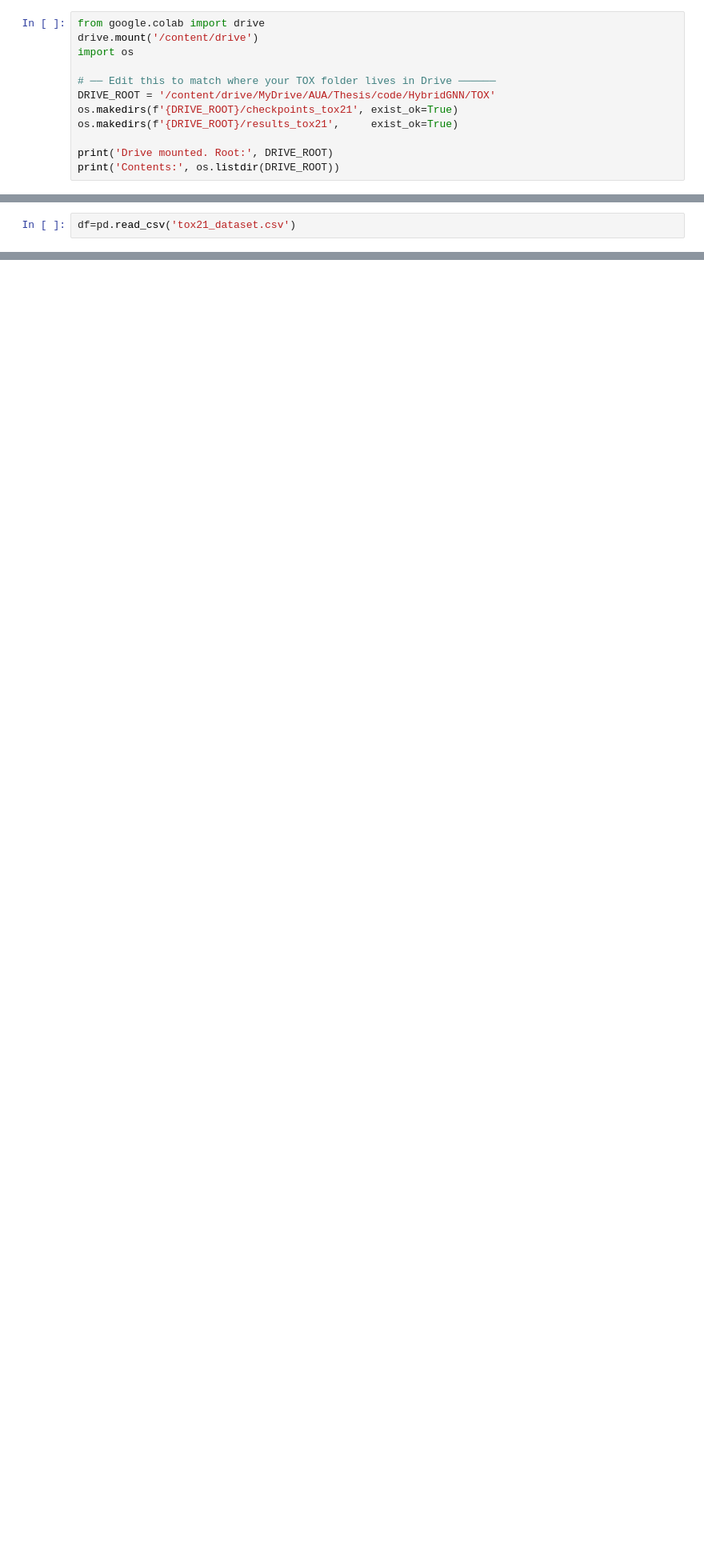
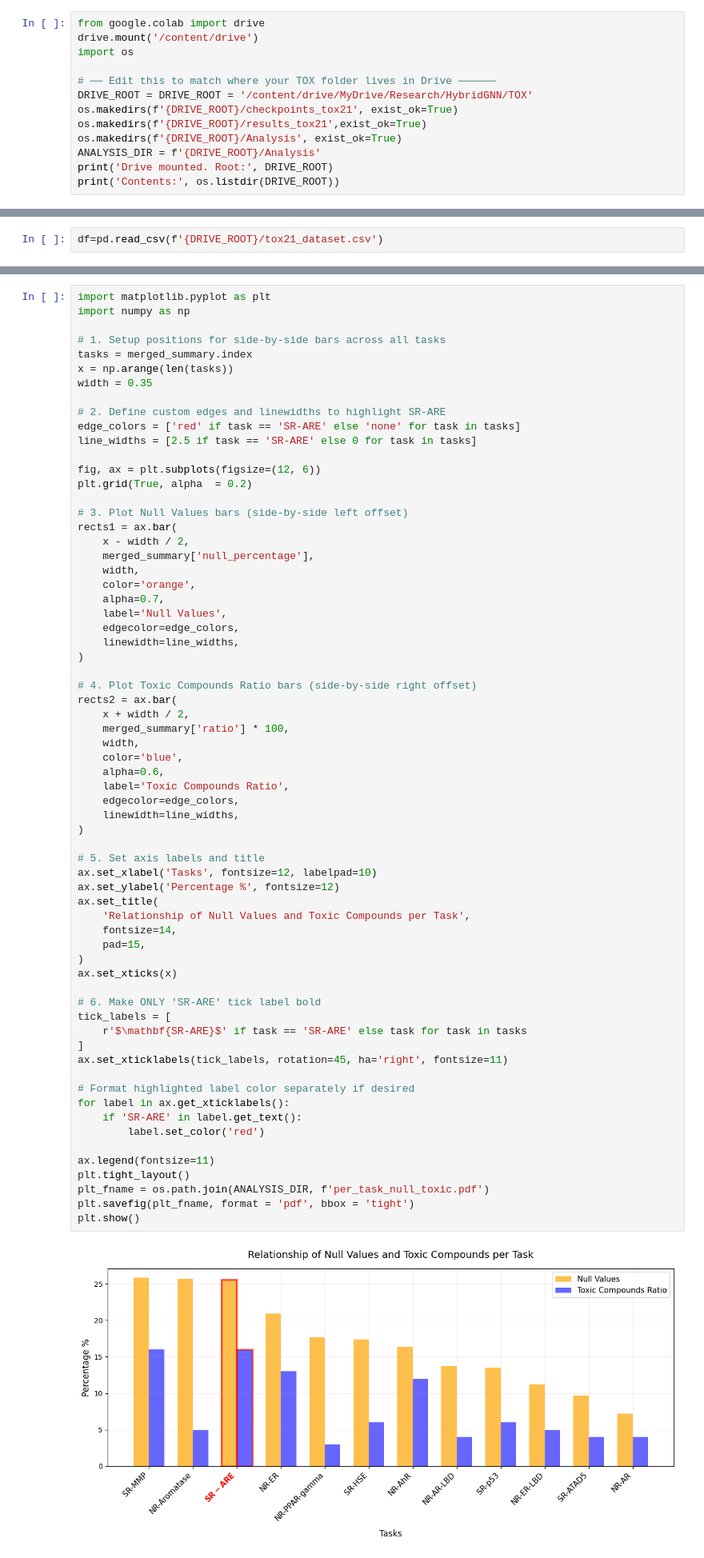
Before and after one commit to arinavanesian/Hybrid_GNN_Research, a Jupyter notebook: TOX/tox21_analysis.ipynb, the cells around one changed output, grey strips where cells are left out. Shown at 80% size. Cells and saved outputs as stored; diff of their text form; blank space fills up the shorter version.

Commit message:
get_valid prints in utils, TOX3GNN pdf saves, tox21_analysis results analysis started

```diff
--- a/TOX/tox21_analysis.ipynb
+++ b/TOX/tox21_analysis.ipynb
@@ -15,10 +15,11 @@ drive.mount('/content/drive')
 import os
 
 # ── Edit this to match where your TOX folder lives in Drive ──────
-DRIVE_ROOT = '/content/drive/MyDrive/AUA/Thesis/code/HybridGNN/TOX'
+DRIVE_ROOT = DRIVE_ROOT = '/content/drive/MyDrive/Research/HybridGNN/TOX'
 os.makedirs(f'{DRIVE_ROOT}/checkpoints_tox21', exist_ok=True)
-os.makedirs(f'{DRIVE_ROOT}/results_tox21',     exist_ok=True)
-
+os.makedirs(f'{DRIVE_ROOT}/results_tox21',exist_ok=True)
+os.makedirs(f'{DRIVE_ROOT}/Analysis', exist_ok=True)
+ANALYSIS_DIR = f'{DRIVE_ROOT}/Analysis'
 print('Drive mounted. Root:', DRIVE_ROOT)
 print('Contents:', os.listdir(DRIVE_ROOT))
 # %% [output]
@@ -54,4 +55,4 @@ from utils import (
 # %% [markdown]
 # Reading the Data
 # %%
-df=pd.read_csv('tox21_dataset.csv')
+df=pd.read_csv(f'{DRIVE_ROOT}/tox21_dataset.csv')
@@ -483,0 +646,68 @@ plt.show()
+# %%
+import matplotlib.pyplot as plt
+import numpy as np
+
+# 1. Setup positions for side-by-side bars across all tasks
+tasks = merged_summary.index
+x = np.arange(len(tasks))
+width = 0.35
+
+# 2. Define custom edges and linewidths to highlight SR-ARE
+edge_colors = ['red' if task == 'SR-ARE' else 'none' for task in tasks]
+line_widths = [2.5 if task == 'SR-ARE' else 0 for task in tasks]
+
+fig, ax = plt.subplots(figsize=(12, 6))
+plt.grid(True, alpha  = 0.2)
+
+# 3. Plot Null Values bars (side-by-side left offset)
+rects1 = ax.bar(
+    x - width / 2,
+    merged_summary['null_percentage'],
+    width,
+    color='orange',
+    alpha=0.7,
+    label='Null Values',
+    edgecolor=edge_colors,
+    linewidth=line_widths,
+)
+
+# 4. Plot Toxic Compounds Ratio bars (side-by-side right offset)
+rects2 = ax.bar(
+    x + width / 2,
+    merged_summary['ratio'] * 100,
+    width,
+    color='blue',
+    alpha=0.6,
+    label='Toxic Compounds Ratio',
+    edgecolor=edge_colors,
+    linewidth=line_widths,
+)
+
+# 5. Set axis labels and title
+ax.set_xlabel('Tasks', fontsize=12, labelpad=10)
+ax.set_ylabel('Percentage %', fontsize=12)
+ax.set_title(
+    'Relationship of Null Values and Toxic Compounds per Task',
+    fontsize=14,
+    pad=15,
+)
+ax.set_xticks(x)
+
+# 6. Make ONLY 'SR-ARE' tick label bold
+tick_labels = [
+    r'$\mathbf{SR-ARE}$' if task == 'SR-ARE' else task for task in tasks
+]
+ax.set_xticklabels(tick_labels, rotation=45, ha='right', fontsize=11)
+
+# Format highlighted label color separately if desired
+for label in ax.get_xticklabels():
+    if 'SR-ARE' in label.get_text():
+        label.set_color('red')
+
+ax.legend(fontsize=11)
+plt.tight_layout()
+plt_fname = os.path.join(ANALYSIS_DIR, f'per_task_null_toxic.pdf')
+plt.savefig(plt_fname, format = 'pdf', bbox = 'tight')
+plt.show()
+# %% [output]
+[figure, added]
```
Also changed, not shown: parts of 36 cells of this notebook, 2 other files.
